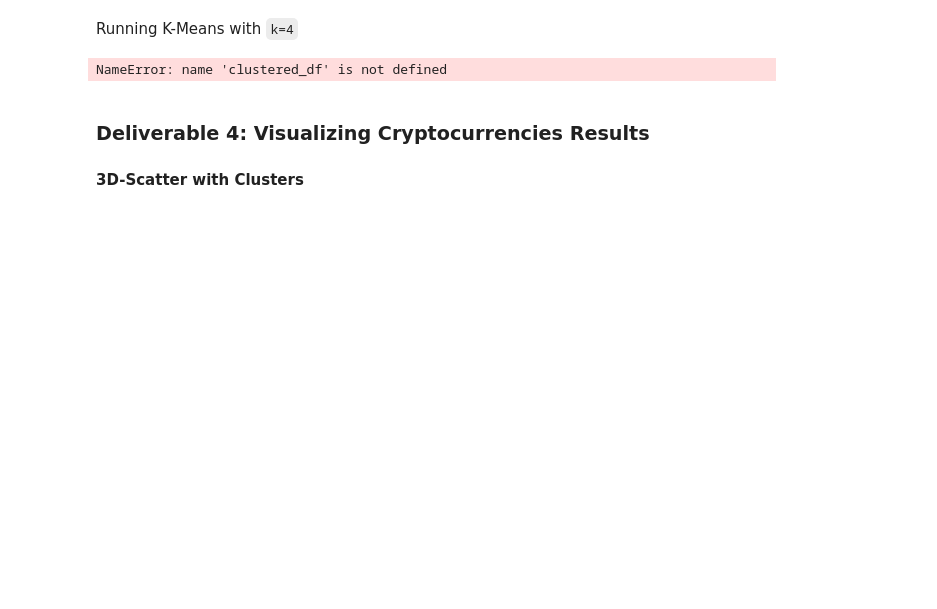
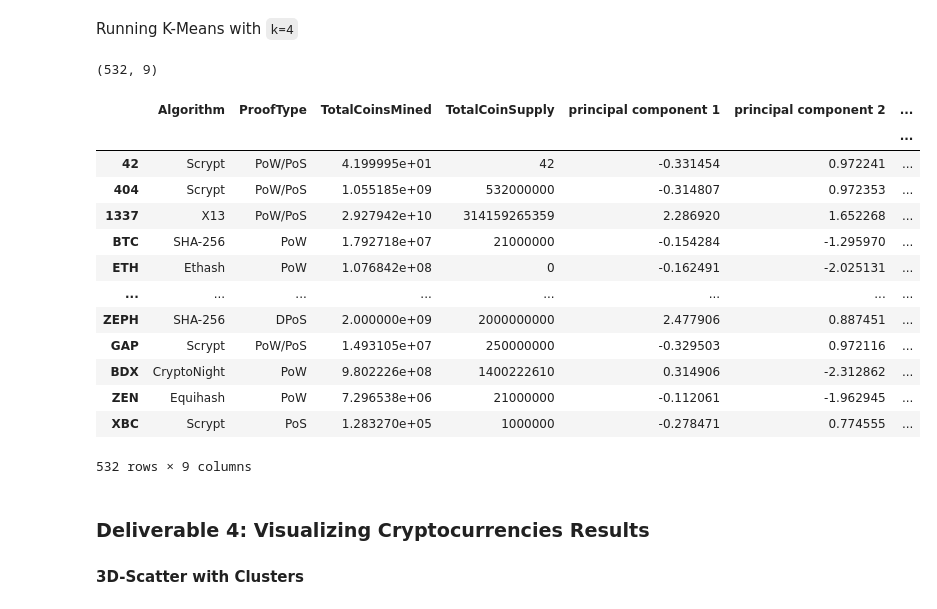
Before and after one commit to Kbeat438/Cryptocurrencies, a Jupyter notebook: crypto_clustering.ipynb, the cells around one changed output. Cells and saved outputs as stored; diff of their text form; code cells hidden in the pictures; blank space fills up the shorter version.

```diff
--- a/crypto_clustering.ipynb
+++ b/crypto_clustering.ipynb
@@ -240,0 +238,17 @@ pcs_df.head()
+# %%
+# Create an elbow curve to find the best value for K.
+
+inertia = []
+k = list(range(1, 11))
+
+# Calculate the inertia for the range of k values
+for i in k:
+    km = KMeans(n_clusters=i, random_state=0)
+    km.fit(pcs_df)
+    inertia.append(km.inertia_)
+
+# Creating the Elbow Curve
+elbow_data = { "inertia": inertia}
+df_elbow = pd.DataFrame(elbow_data)
+
+df_elbow.hvplot()
@@ -242,29 +258,41 @@ pcs_df.head()
 Running K-Means with `k=4`
 # %%
 # Initialize the K-Means model.
-# YOUR CODE HERE
-
+model = KMeans(n_clusters=4, random_state=0)
 # Fit the model
-# YOUR CODE HERE
-
+model.fit(pcs_df)
 # Predict clusters
-# YOUR CODE HERE
+predictions = model.predict(pcs_df)
 # %%
 # Create a new DataFrame including predicted clusters and cryptocurrencies features.
 # Concatentate the crypto_df and pcs_df DataFrames on the same columns.
-# YOUR CODE HERE
+clustered_df = pd.concat([clean_crypto_df, pcs_df], axis = 1)
 
 #  Add a new column, "CoinName" to the clustered_df DataFrame that holds the names of the cryptocurrencies.
-# YOUR CODE HERE
+clustered_df["CoinName"] = names_crypto_df
 
 #  Add a new column, "Class" to the clustered_df DataFrame that holds the predictions.
-# YOUR CODE HERE
+clustered_df["class"] = predictions
 
 # Print the shape of the clustered_df
 print(clustered_df.shape)
-clustered_df.head(10)
+clustered_df
 # %% [output]
-NameError: name 'clustered_df' is not defined
+(532, 9)
+|  | Algorithm | ProofType | TotalCoinsMined | TotalCoinSupply | principal component 1 | principal component 2 | ... |
+|  |  |  |  |  |  |  | ... |
+| 42 | Scrypt | PoW/PoS | 4.199995e+01 | 42 | -0.331454 | 0.972241 | ... |
+| 404 | Scrypt | PoW/PoS | 1.055185e+09 | 532000000 | -0.314807 | 0.972353 | ... |
+| 1337 | X13 | PoW/PoS | 2.927942e+10 | 314159265359 | 2.286920 | 1.652268 | ... |
+| BTC | SHA-256 | PoW | 1.792718e+07 | 21000000 | -0.154284 | -1.295970 | ... |
+| ETH | Ethash | PoW | 1.076842e+08 | 0 | -0.162491 | -2.025131 | ... |
+| ... | ... | ... | ... | ... | ... | ... | ... |
+| ZEPH | SHA-256 | DPoS | 2.000000e+09 | 2000000000 | 2.477906 | 0.887451 | ... |
+| GAP | Scrypt | PoW/PoS | 1.493105e+07 | 250000000 | -0.329503 | 0.972116 | ... |
+| BDX | CryptoNight | PoW | 9.802226e+08 | 1400222610 | 0.314906 | -2.312862 | ... |
+| ZEN | Equihash | PoW | 7.296538e+06 | 21000000 | -0.112061 | -1.962945 | ... |
+| XBC | Scrypt | PoS | 1.283270e+05 | 1000000 | -0.278471 | 0.774555 | ... |
+532 rows × 9 columns
 # %% [markdown]
 ### Deliverable 4: Visualizing Cryptocurrencies Results
 
```
Also changed, not shown: parts of 8 cells of this notebook.
